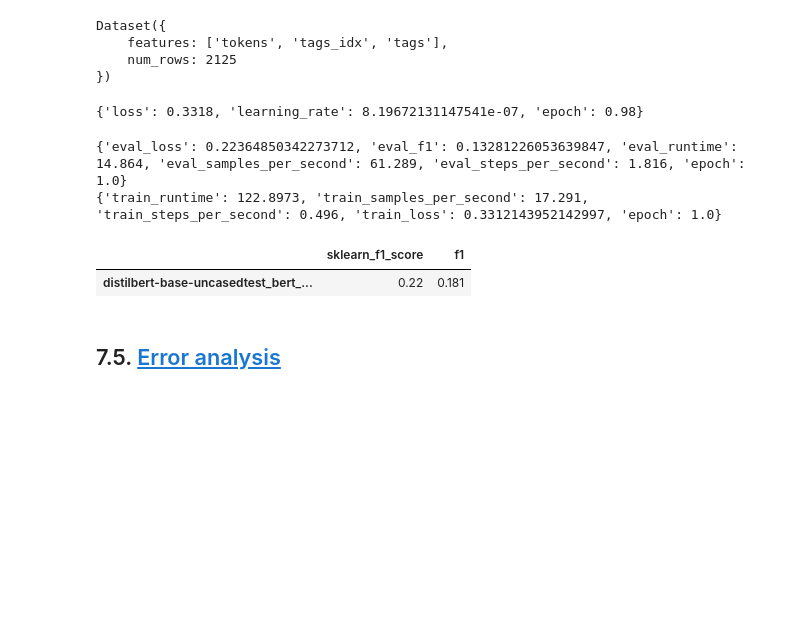
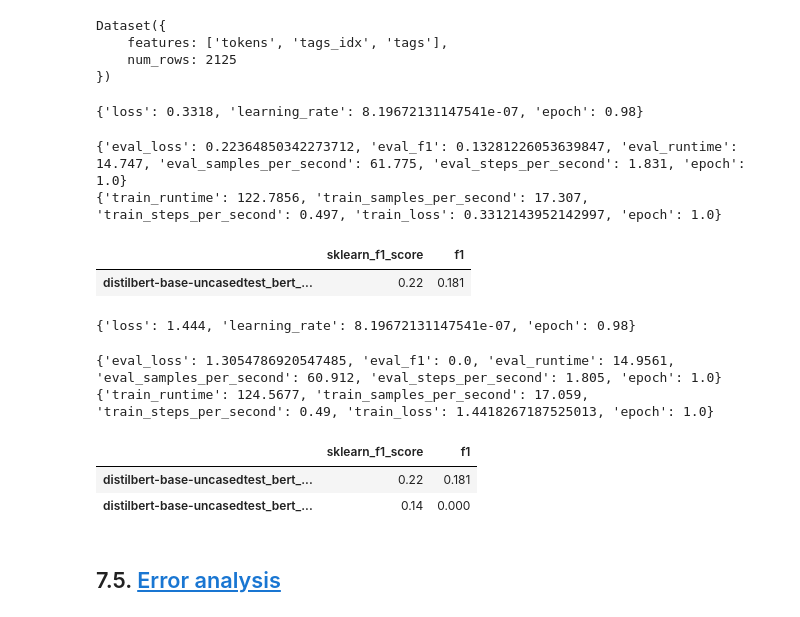
Before and after one commit to tnatvu/SentiLens, a Jupyter notebook: all_together.ipynb, the cells around one changed output. Saved outputs shown, nothing was run; the diff lists cells and outputs as text; code cells hidden in the pictures; blank space fills up the shorter version.

Commit message:
architecture step added

```diff
--- a/all_together.ipynb
+++ b/all_together.ipynb
@@ -883,15 +883,23 @@ To enable the following instructions: AVX2 FMA, in other operations, rebuild Ten
 class DistilBertForABSA(DistilBertPreTrainedModel):
     config_class = DistilBertConfig
 
-    def __init__(self, config):
+    def __init__(self, config, architecture):
         super().__init__(config)
         # Roberta body
         self.num_labels = config.num_labels
         self.distilbert = DistilBertModel(config)#, add_pooling_layer=False)
+        self.architecture = architecture
 
         # Classification head
         self.dropout = nn.Dropout(config.dropout)#hidden_dropout_prob)
-        self.classifier = nn.Linear(config.hidden_size, config.num_labels)
+
+
+        if architecture == 'additional_linear':
+            # Additional layer
+            self.additional_linear = nn.Linear(config.hidden_size, 10)
+            self.classifier = nn.Linear(10, config.num_labels)
+        else:
+            self.classifier = nn.Linear(config.hidden_size, config.num_labels)
 
         # Load and initialize weights from pretrained
         self.init_weights()
@@ -906,6 +914,11 @@ class DistilBertForABSA(DistilBertPreTrainedModel):
 
         # Apply classifier to encoder representation (model head)
         sequence_output = self.dropout(outputs[0])
+
+        if self.architecture == 'additional_linear':
+            # Additional layer
+            sequence_output = self.additional_linear(sequence_output)
+
         logits = self.classifier(sequence_output)
 
         # Calculate losses
@@ -1088,7 +1071,7 @@ class ModelTuning:
 
   def model_init(self, architecture):
     return (DistilBertForABSA
-            .from_pretrained(self.pretrained_model_name, config=self.pretrained_model_config)
+            .from_pretrained(self.pretrained_model_name, config=self.pretrained_model_config, architecture=architecture)
             .to(device))
 
   def align_predictions(self, predictions, label_ids):
@@ -1275,13 +1258,23 @@ modelTuning = ModelTuning(pretrained_model_name, index2tag, tag2index, y_val)
 trainer, trainer_res_df, df_validation_pred, df_tokens_pred = modelTuning.fine_tune_model(ds, 'test_bert', '', 1,35,0.01)
 # %% [output]
 {'loss': 0.3318, 'learning_rate': 8.19672131147541e-07, 'epoch': 0.98}
-{'eval_loss': 0.22364850342273712, 'eval_f1': 0.13281226053639847, 'eval_runtime': 14.864, 'eval_samples_per_second': 61.289, 'eval_steps_per_second': 1.816, 'epoch': 1.0}
-{'train_runtime': 122.8973, 'train_samples_per_second': 17.291, 'train_steps_per_second': 0.496, 'train_loss': 0.3312143952142997, 'epoch': 1.0}
+{'eval_loss': 0.22364850342273712, 'eval_f1': 0.13281226053639847, 'eval_runtime': 14.747, 'eval_samples_per_second': 61.775, 'eval_steps_per_second': 1.831, 'epoch': 1.0}
+{'train_runtime': 122.7856, 'train_samples_per_second': 17.307, 'train_steps_per_second': 0.497, 'train_loss': 0.3312143952142997, 'epoch': 1.0}
 # %%
 modelTuning.modelPerformanceLog.get_logs()
 # %% [output]
 |  | sklearn_f1_score | f1 |
 | distilbert-base-uncasedtest_bert_... | 0.22 | 0.181 |
+# %%
+trainer, trainer_res_df, df_validation_pred, df_tokens_pred = modelTuning.fine_tune_model(ds, 'test_bert_additional_linear', 'additional_linear', 1,35,0.01)
+modelTuning.modelPerformanceLog.get_logs()
+# %% [output]
+{'loss': 1.444, 'learning_rate': 8.19672131147541e-07, 'epoch': 0.98}
+{'eval_loss': 1.3054786920547485, 'eval_f1': 0.0, 'eval_runtime': 14.9561, 'eval_samples_per_second': 60.912, 'eval_steps_per_second': 1.805, 'epoch': 1.0}
+{'train_runtime': 124.5677, 'train_samples_per_second': 17.059, 'train_steps_per_second': 0.49, 'train_loss': 1.4418267187525013, 'epoch': 1.0}
+|  | sklearn_f1_score | f1 |
+| distilbert-base-uncasedtest_bert_... | 0.22 | 0.181 |
+| distilbert-base-uncasedtest_bert_... | 0.14 | 0.000 |
 # %% [markdown]
 ## 7.5. <a id='toc7_5_'></a>[Error analysis](#toc0_)
 # %% [markdown]
```
Also changed, not shown: parts of 5 cells of this notebook.
